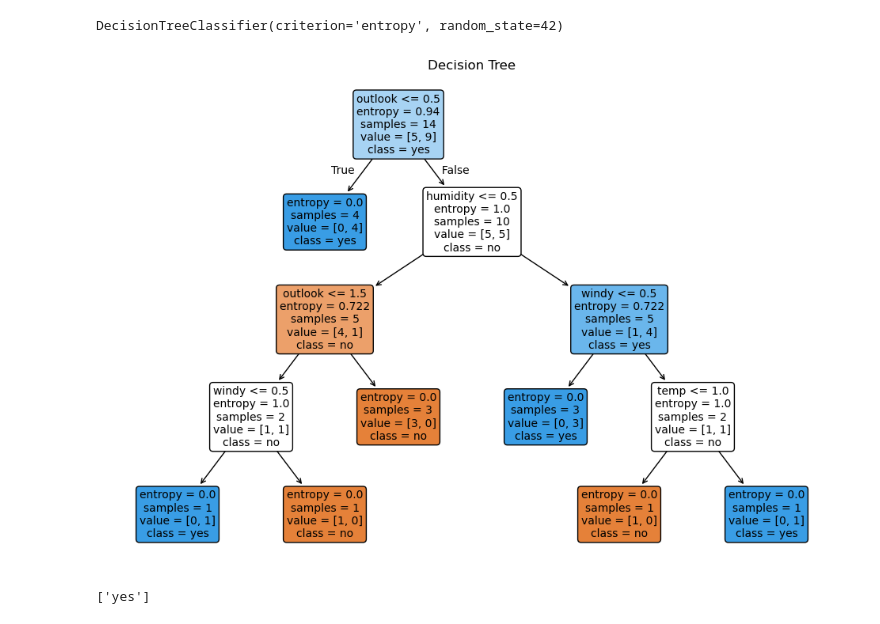
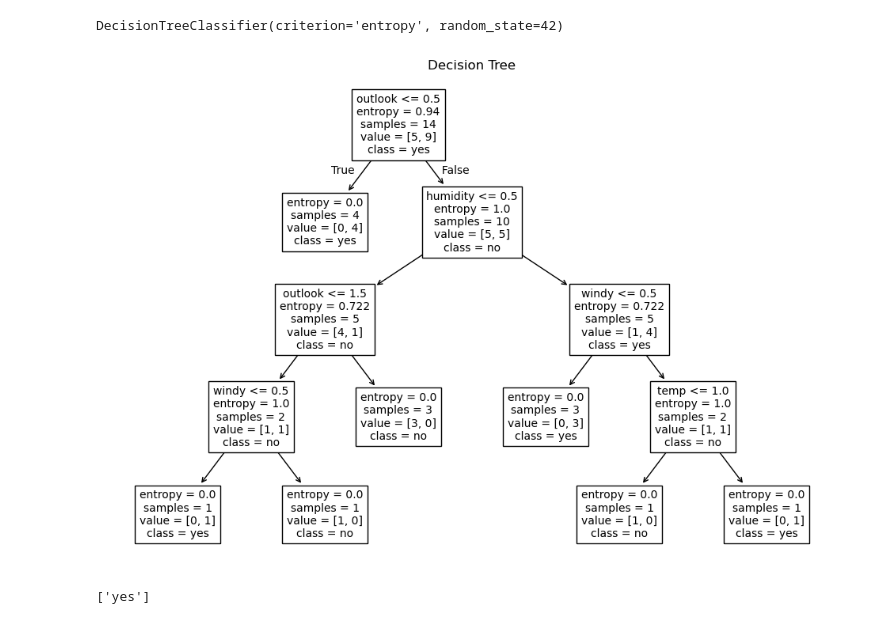
Before and after one commit to rohanharugop/ML-Lab, a Jupyter notebook: project2.ipynb, the cells around one changed output. Drawn from its saved outputs; the diff is of its cells as text; code cells hidden in the pictures.

```diff
--- a/project2.ipynb
+++ b/project2.ipynb
@@ -41,11 +41,11 @@ clf.fit(X,y)
 DecisionTreeClassifier(criterion='entropy', random_state=42)
 # %%
 plt.figure(figsize=(12,8))
-plot_tree(clf,feature_names=X.columns,class_names=tle.classes_,filled=True,rounded=True,fontsize=10)
+plot_tree(clf,feature_names=X.columns,class_names=tle.classes_,fontsize=10)
 plt.title('Decision Tree')
 plt.show()
 # %% [output]
-[figure, old version]
+[figure, new version]
 # %%
 sample_datapoint = {
 "outlook": "sunny",
```
Also changed, not shown: 2 other files.
